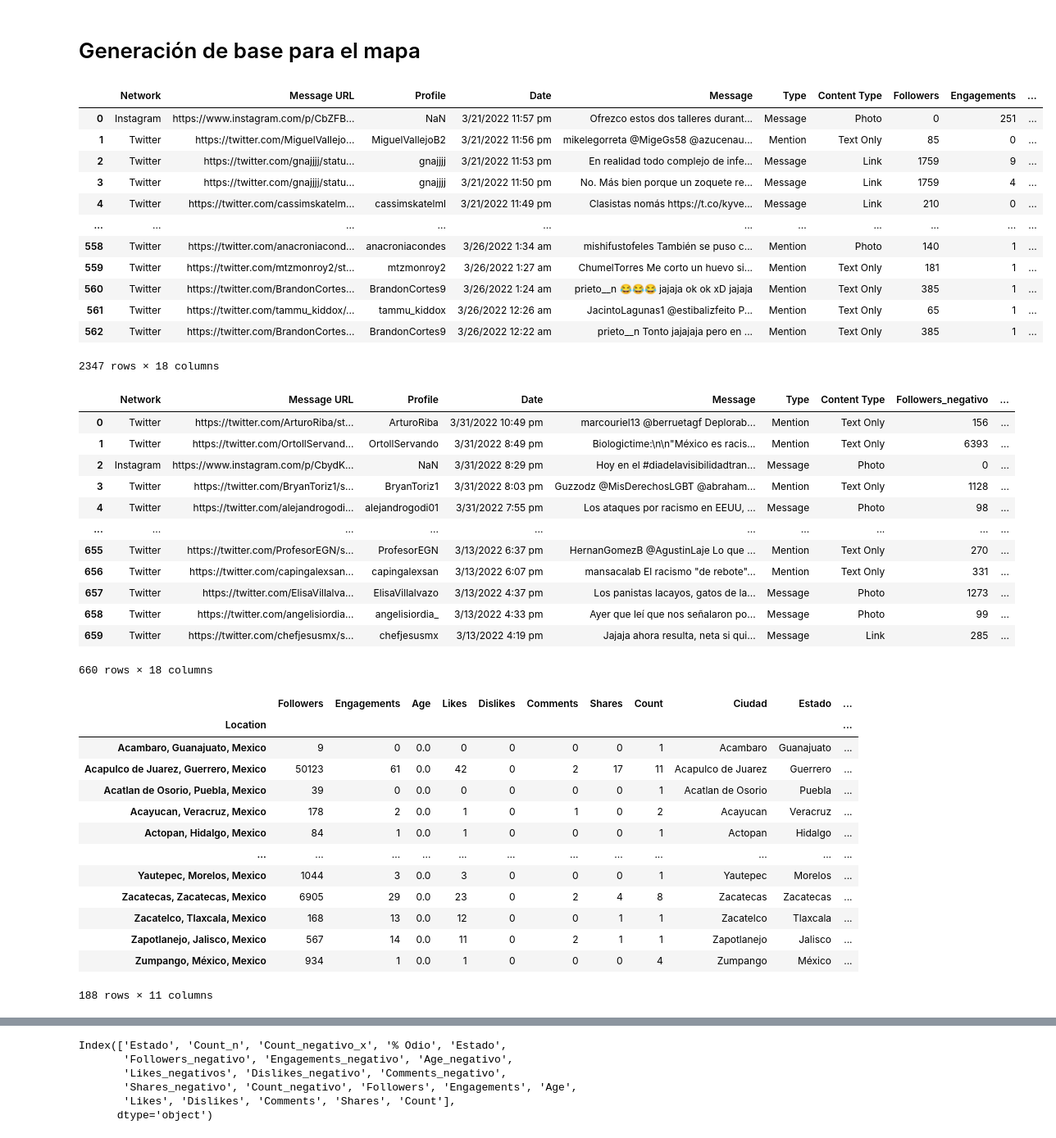
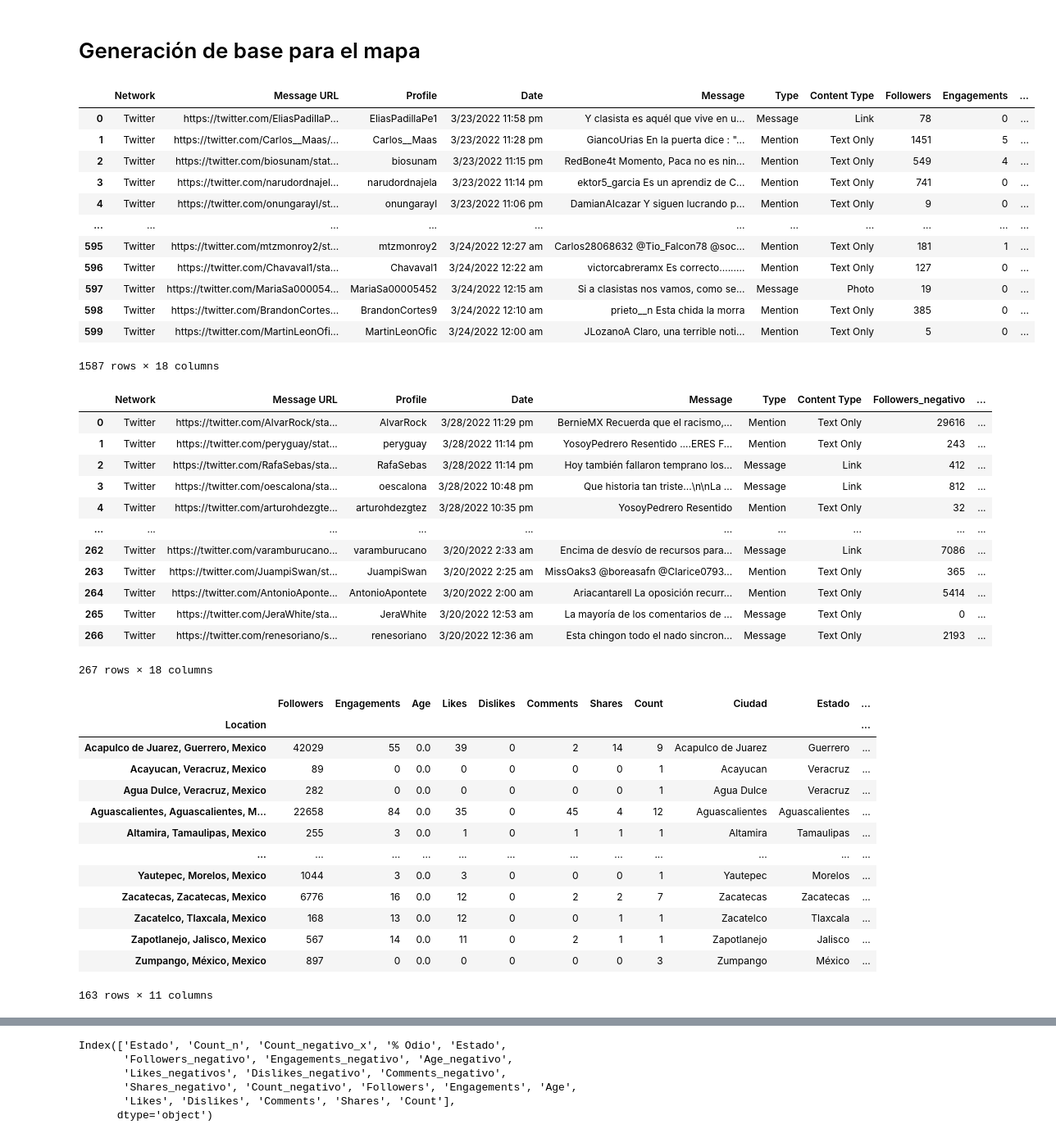
Before and after one commit to jordinola1470/BX-Codes, a Jupyter notebook: Racismo/Procesamiento_base_racismo_mx.ipynb, the cells around one changed output, grey strips where cells are left out. Shown at 82% size. Drawn from its saved outputs; the diff is of its cells as text; code cells hidden in the pictures.

```diff
--- a/Racismo/Procesamiento_base_racismo_mx.ipynb
+++ b/Racismo/Procesamiento_base_racismo_mx.ipynb
@@ -6,47 +6,46 @@ import pandas as pd
 from jupyterthemes import jtplot
 jtplot.style(theme='monokai', context='notebook', ticks=True, grid=False)
 # %%
-base_1 = pd.read_csv("mensajes_13_mar_21_mar.csv")
-base_2 = pd.read_csv("mensajes_22_mar_25_mar.csv")
-base_3 = pd.read_csv("mensajes_26_mar_31_mar.csv")
+base_1 = pd.read_csv("mensajes_20_mar_23_mar.csv")
+base_2 = pd.read_csv("mensajes_24_mar_28_mar.csv")
 base_racismo_1 = base_1.append(base_2)
-base_racismo = base_racismo_1.append(base_3)
+base_racismo = base_racismo_1
 base_racismo['Count'] = 1
 base_racismo
 # %% [output]
 |  | Network | Message URL | Profile | Date | Message | Type | Content Type | Followers | Engagements | ... |
-| 0 | Instagram | https://www.instagram.com/p/CbZFB... | NaN | 3/21/2022 11:57 pm | Ofrezco estos dos talleres durant... | Message | Photo | 0 | 251 | ... |
-| 1 | Twitter | https://twitter.com/MiguelVallejo... | MiguelVallejoB2 | 3/21/2022 11:56 pm | mikelegorreta @MigeGs58 @azucenau... | Mention | Text Only | 85 | 0 | ... |
-| 2 | Twitter | https://twitter.com/gnajjjj/statu... | gnajjjj | 3/21/2022 11:53 pm | En realidad todo complejo de infe... | Message | Link | 1759 | 9 | ... |
-| 3 | Twitter | https://twitter.com/gnajjjj/statu... | gnajjjj | 3/21/2022 11:50 pm | No. Más bien porque un zoquete re... | Message | Link | 1759 | 4 | ... |
-| 4 | Twitter | https://twitter.com/cassimskatelm... | cassimskatelml | 3/21/2022 11:49 pm | Clasistas nomás https://t.co/kyve... | Message | Link | 210 | 0 | ... |
+| 0 | Twitter | https://twitter.com/EliasPadillaP... | EliasPadillaPe1 | 3/23/2022 11:58 pm | Y clasista es aquél que vive en u... | Message | Link | 78 | 0 | ... |
+| 1 | Twitter | https://twitter.com/Carlos__Maas/... | Carlos__Maas | 3/23/2022 11:28 pm | GiancoUrias En la puerta dice : "... | Mention | Text Only | 1451 | 5 | ... |
+| 2 | Twitter | https://twitter.com/biosunam/stat... | biosunam | 3/23/2022 11:15 pm | RedBone4t Momento, Paca no es nin... | Mention | Text Only | 549 | 4 | ... |
+| 3 | Twitter | https://twitter.com/narudordnajel... | narudordnajela | 3/23/2022 11:14 pm | ektor5_garcia Es un aprendiz de C... | Mention | Text Only | 741 | 0 | ... |
+| 4 | Twitter | https://twitter.com/onungarayl/st... | onungarayl | 3/23/2022 11:06 pm | DamianAIcazar Y siguen lucrando p... | Mention | Text Only | 9 | 0 | ... |
 | ... | ... | ... | ... | ... | ... | ... | ... | ... | ... | ... |
-| 558 | Twitter | https://twitter.com/anacroniacond... | anacroniacondes | 3/26/2022 1:34 am | mishifustofeles También se puso c... | Mention | Photo | 140 | 1 | ... |
-| 559 | Twitter | https://twitter.com/mtzmonroy2/st... | mtzmonroy2 | 3/26/2022 1:27 am | ChumelTorres Me corto un huevo si... | Mention | Text Only | 181 | 1 | ... |
-| 560 | Twitter | https://twitter.com/BrandonCortes... | BrandonCortes9 | 3/26/2022 1:24 am | prieto__n 😂😂😂 jajaja ok ok xD jajaja | Mention | Text Only | 385 | 1 | ... |
-| 561 | Twitter | https://twitter.com/tammu_kiddox/... | tammu_kiddox | 3/26/2022 12:26 am | JacintoLagunas1 @estibalizfeito P... | Mention | Text Only | 65 | 1 | ... |
-| 562 | Twitter | https://twitter.com/BrandonCortes... | BrandonCortes9 | 3/26/2022 12:22 am | prieto__n Tonto jajajaja pero en ... | Mention | Text Only | 385 | 1 | ... |
+| 595 | Twitter | https://twitter.com/mtzmonroy2/st... | mtzmonroy2 | 3/24/2022 12:27 am | Carlos28068632 @Tio_Falcon78 @soc... | Mention | Text Only | 181 | 1 | ... |
+| 596 | Twitter | https://twitter.com/Chavaval1/sta... | Chavaval1 | 3/24/2022 12:22 am | victorcabreramx Es correcto......... | Mention | Text Only | 127 | 0 | ... |
+| 597 | Twitter | https://twitter.com/MariaSa000054... | MariaSa00005452 | 3/24/2022 12:15 am | Si a clasistas nos vamos, como se... | Message | Photo | 19 | 0 | ... |
+| 598 | Twitter | https://twitter.com/BrandonCortes... | BrandonCortes9 | 3/24/2022 12:10 am | prieto__n Esta chida la morra | Mention | Text Only | 385 | 0 | ... |
+| 599 | Twitter | https://twitter.com/MartinLeonOfi... | MartinLeonOfic | 3/24/2022 12:00 am | JLozanoA Claro, una terrible noti... | Mention | Text Only | 5 | 0 | ... |
-2347 rows × 18 columns
+1587 rows × 18 columns
 # %%
-base_negativa = pd.read_csv("mensajes_negativos_13_mar_31_mar.csv")
+base_negativa = pd.read_csv("mensajes_negativos_20_mar_28_mar.csv")
 base_negativa['Count_negativo'] = 1
 base_negativa.rename({"Followers": "Followers_negativo",	"Engagements": "Engagements_negativo", "Age":"Age_negativo", "Likes":"Likes_negativos",
                       "Dislikes":"Dislikes_negativo",	"Comments":"Comments_negativo",	"Shares":"Shares_negativo"}, inplace=True, axis=1)
 base_negativa
 # %% [output]
 |  | Network | Message URL | Profile | Date | Message | Type | Content Type | Followers_negativo | ... |
-| 0 | Twitter | https://twitter.com/ArturoRiba/st... | ArturoRiba | 3/31/2022 10:49 pm | marcouriel13 @berruetagf Deplorab... | Mention | Text Only | 156 | ... |
-| 1 | Twitter | https://twitter.com/OrtollServand... | OrtollServando | 3/31/2022 8:49 pm | Biologictime:\n\n"México es racis... | Mention | Text Only | 6393 | ... |
-| 2 | Instagram | https://www.instagram.com/p/CbydK... | NaN | 3/31/2022 8:29 pm | Hoy en el #diadelavisibilidadtran... | Message | Photo | 0 | ... |
-| 3 | Twitter | https://twitter.com/BryanToriz1/s... | BryanToriz1 | 3/31/2022 8:03 pm | Guzzodz @MisDerechosLGBT @abraham... | Mention | Text Only | 1128 | ... |
-| 4 | Twitter | https://twitter.com/alejandrogodi... | alejandrogodi01 | 3/31/2022 7:55 pm | Los ataques por racismo en EEUU, ... | Message | Photo | 98 | ... |
+| 0 | Twitter | https://twitter.com/AlvarRock/sta... | AlvarRock | 3/28/2022 11:29 pm | BernieMX Recuerda que el racismo,... | Mention | Text Only | 29616 | ... |
+| 1 | Twitter | https://twitter.com/peryguay/stat... | peryguay | 3/28/2022 11:14 pm | YosoyPedrero Resentido ....ERES F... | Mention | Text Only | 243 | ... |
+| 2 | Twitter | https://twitter.com/RafaSebas/sta... | RafaSebas | 3/28/2022 11:14 pm | Hoy también fallaron temprano los... | Message | Link | 412 | ... |
+| 3 | Twitter | https://twitter.com/oescalona/sta... | oescalona | 3/28/2022 10:48 pm | Que historia tan triste...\n\nLa ... | Message | Link | 812 | ... |
+| 4 | Twitter | https://twitter.com/arturohdezgte... | arturohdezgtez | 3/28/2022 10:35 pm | YosoyPedrero Resentido | Mention | Text Only | 32 | ... |
 | ... | ... | ... | ... | ... | ... | ... | ... | ... | ... |
-| 655 | Twitter | https://twitter.com/ProfesorEGN/s... | ProfesorEGN | 3/13/2022 6:37 pm | HernanGomezB @AgustinLaje Lo que ... | Mention | Text Only | 270 | ... |
-| 656 | Twitter | https://twitter.com/capingalexsan... | capingalexsan | 3/13/2022 6:07 pm | mansacalab El racismo "de rebote"... | Mention | Text Only | 331 | ... |
-| 657 | Twitter | https://twitter.com/ElisaVillalva... | ElisaVillalvazo | 3/13/2022 4:37 pm | Los panistas lacayos, gatos de la... | Message | Photo | 1273 | ... |
-| 658 | Twitter | https://twitter.com/angelisiordia... | angelisiordia_ | 3/13/2022 4:33 pm | Ayer que leí que nos señalaron po... | Message | Photo | 99 | ... |
-| 659 | Twitter | https://twitter.com/chefjesusmx/s... | chefjesusmx | 3/13/2022 4:19 pm | Jajaja ahora resulta, neta si qui... | Message | Link | 285 | ... |
+| 262 | Twitter | https://twitter.com/varamburucano... | varamburucano | 3/20/2022 2:33 am | Encima de desvío de recursos para... | Message | Link | 7086 | ... |
+| 263 | Twitter | https://twitter.com/JuampiSwan/st... | JuampiSwan | 3/20/2022 2:25 am | MissOaks3 @boreasafn @Clarice0793... | Mention | Text Only | 365 | ... |
+| 264 | Twitter | https://twitter.com/AntonioAponte... | AntonioApontete | 3/20/2022 2:00 am | Ariacantarell La oposición recurr... | Mention | Text Only | 5414 | ... |
+| 265 | Twitter | https://twitter.com/JeraWhite/sta... | JeraWhite | 3/20/2022 12:53 am | La mayoría de los comentarios de ... | Message | Text Only | 0 | ... |
+| 266 | Twitter | https://twitter.com/renesoriano/s... | renesoriano | 3/20/2022 12:36 am | Esta chingon todo el nado sincron... | Message | Text Only | 2193 | ... |
-660 rows × 18 columns
+267 rows × 18 columns
 # %%
 base_agrupada = base_racismo.groupby('Location').sum()
 base_agrupada['Splitted'] = base_agrupada.index.str.split(',')
@@ -62,18 +61,18 @@ base_agrupada_mexico_positiva
 # %% [output]
 |  | Followers | Engagements | Age | Likes | Dislikes | Comments | Shares | Count | Ciudad | Estado | ... |
 | Location |  |  |  |  |  |  |  |  |  |  | ... |
-| Acambaro, Guanajuato, Mexico | 9 | 0 | 0.0 | 0 | 0 | 0 | 0 | 1 | Acambaro | Guanajuato | ... |
-| Acapulco de Juarez, Guerrero, Mexico | 50123 | 61 | 0.0 | 42 | 0 | 2 | 17 | 11 | Acapulco de Juarez | Guerrero | ... |
-| Acatlan de Osorio, Puebla, Mexico | 39 | 0 | 0.0 | 0 | 0 | 0 | 0 | 1 | Acatlan de Osorio | Puebla | ... |
-| Acayucan, Veracruz, Mexico | 178 | 2 | 0.0 | 1 | 0 | 1 | 0 | 2 | Acayucan | Veracruz | ... |
-| Actopan, Hidalgo, Mexico | 84 | 1 | 0.0 | 1 | 0 | 0 | 0 | 1 | Actopan | Hidalgo | ... |
+| Acapulco de Juarez, Guerrero, Mexico | 42029 | 55 | 0.0 | 39 | 0 | 2 | 14 | 9 | Acapulco de Juarez | Guerrero | ... |
+| Acayucan, Veracruz, Mexico | 89 | 0 | 0.0 | 0 | 0 | 0 | 0 | 1 | Acayucan | Veracruz | ... |
+| Agua Dulce, Veracruz, Mexico | 282 | 0 | 0.0 | 0 | 0 | 0 | 0 | 1 | Agua Dulce | Veracruz | ... |
+| Aguascalientes, Aguascalientes, M... | 22658 | 84 | 0.0 | 35 | 0 | 45 | 4 | 12 | Aguascalientes | Aguascalientes | ... |
+| Altamira, Tamaulipas, Mexico | 255 | 3 | 0.0 | 1 | 0 | 1 | 1 | 1 | Altamira | Tamaulipas | ... |
 | ... | ... | ... | ... | ... | ... | ... | ... | ... | ... | ... | ... |
 | Yautepec, Morelos, Mexico | 1044 | 3 | 0.0 | 3 | 0 | 0 | 0 | 1 | Yautepec | Morelos | ... |
-| Zacatecas, Zacatecas, Mexico | 6905 | 29 | 0.0 | 23 | 0 | 2 | 4 | 8 | Zacatecas | Zacatecas | ... |
+| Zacatecas, Zacatecas, Mexico | 6776 | 16 | 0.0 | 12 | 0 | 2 | 2 | 7 | Zacatecas | Zacatecas | ... |
 | Zacatelco, Tlaxcala, Mexico | 168 | 13 | 0.0 | 12 | 0 | 0 | 1 | 1 | Zacatelco | Tlaxcala | ... |
 | Zapotlanejo, Jalisco, Mexico | 567 | 14 | 0.0 | 11 | 0 | 2 | 1 | 1 | Zapotlanejo | Jalisco | ... |
-| Zumpango, México, Mexico | 934 | 1 | 0.0 | 1 | 0 | 0 | 0 | 4 | Zumpango | México | ... |
+| Zumpango, México, Mexico | 897 | 0 | 0.0 | 0 | 0 | 0 | 0 | 3 | Zumpango | México | ... |
-188 rows × 11 columns
+163 rows × 11 columns
 # %%
 base_agrupada = base_negativa.groupby('Location').sum()
 base_agrupada['Splitted'] = base_agrupada.index.str.split(',')
```
Also changed, not shown: parts of 15 cells of this notebook, 55 other files.
